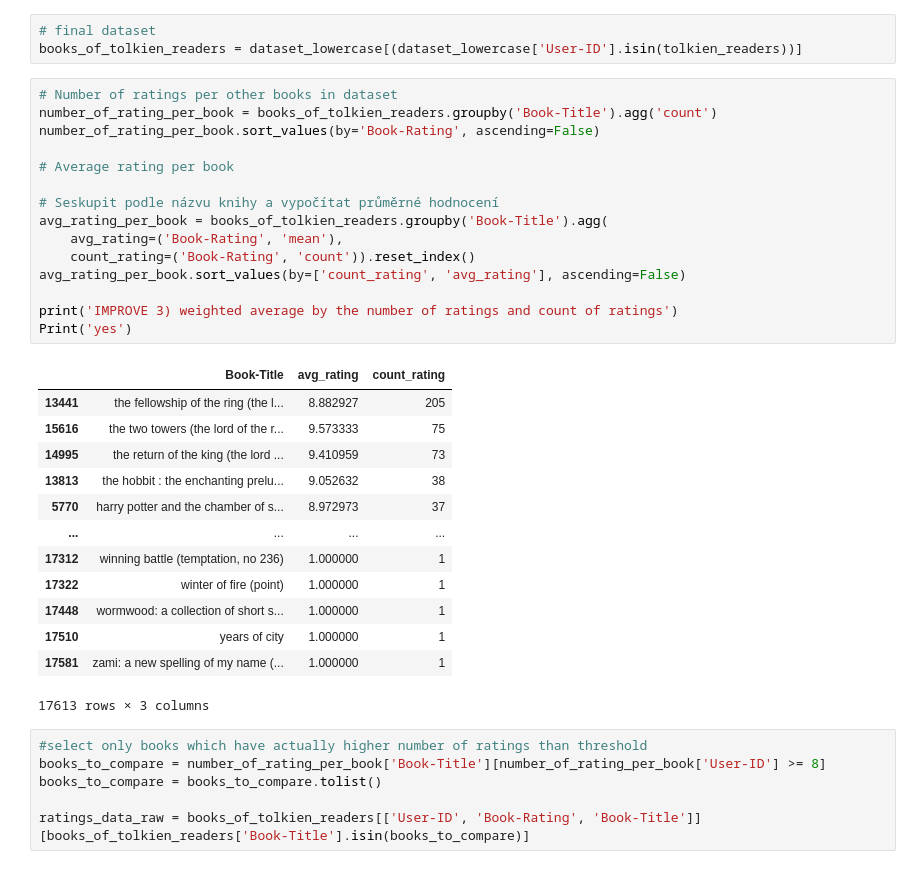
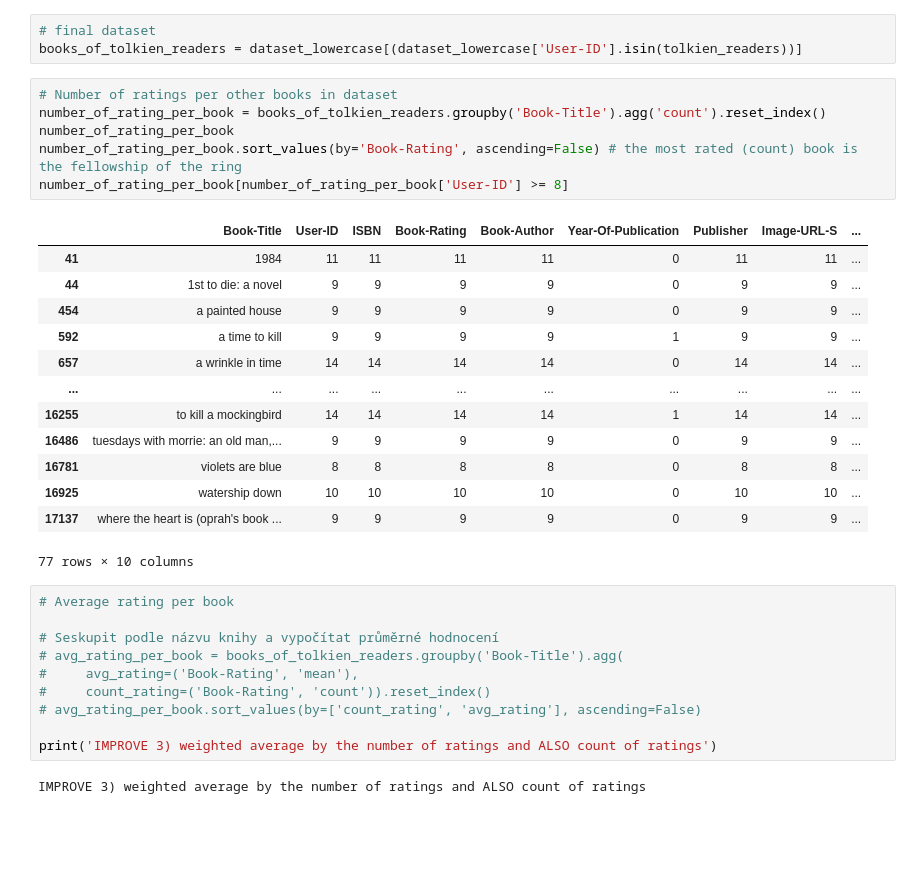
Before and after one commit to Zdeny82/Zdeny82_repo, a Jupyter notebook: algoritmus.ipynb, the cells around one changed output. Cells and saved outputs as stored; diff of their text form; blank space fills up the shorter version.

```diff
--- a/algoritmus.ipynb
+++ b/algoritmus.ipynb
@@ -317,38 +315,35 @@ tolkien_readers = np.unique(tolkien_readers)
 # %%
 # final dataset
 books_of_tolkien_readers = dataset_lowercase[(dataset_lowercase['User-ID'].isin(tolkien_readers))]
+# %%
+# Number of ratings per other books in dataset
+number_of_rating_per_book = books_of_tolkien_readers.groupby('Book-Title').agg('count').reset_index()
+number_of_rating_per_book
+number_of_rating_per_book.sort_values(by='Book-Rating', ascending=False) # the most rated (count) book is the fellowship of the ring
+number_of_rating_per_book[number_of_rating_per_book['User-ID'] >= 8]
+# %% [output]
+|  | Book-Title | User-ID | ISBN | Book-Rating | Book-Author | Year-Of-Publication | Publisher | Image-URL-S | ... |
+| 41 | 1984 | 11 | 11 | 11 | 11 | 0 | 11 | 11 | ... |
+| 44 | 1st to die: a novel | 9 | 9 | 9 | 9 | 0 | 9 | 9 | ... |
+| 454 | a painted house | 9 | 9 | 9 | 9 | 0 | 9 | 9 | ... |
+| 592 | a time to kill | 9 | 9 | 9 | 9 | 1 | 9 | 9 | ... |
+| 657 | a wrinkle in time | 14 | 14 | 14 | 14 | 0 | 14 | 14 | ... |
+| ... | ... | ... | ... | ... | ... | ... | ... | ... | ... |
+| 16255 | to kill a mockingbird | 14 | 14 | 14 | 14 | 1 | 14 | 14 | ... |
+| 16486 | tuesdays with morrie: an old man,... | 9 | 9 | 9 | 9 | 0 | 9 | 9 | ... |
+| 16781 | violets are blue | 8 | 8 | 8 | 8 | 0 | 8 | 8 | ... |
+| 16925 | watership down | 10 | 10 | 10 | 10 | 0 | 10 | 10 | ... |
+| 17137 | where the heart is (oprah's book ... | 9 | 9 | 9 | 9 | 0 | 9 | 9 | ... |
+77 rows × 10 columns
 # %%
-# Number of ratings per other books in dataset
-number_of_rating_per_book = books_of_tolkien_readers.groupby('Book-Title').agg('count')
-number_of_rating_per_book.sort_values(by='Book-Rating', ascending=False)
-
 # Average rating per book
 
 # Seskupit podle názvu knihy a vypočítat průměrné hodnocení
-avg_rating_per_book = books_of_tolkien_readers.groupby('Book-Title').agg(
-    avg_rating=('Book-Rating', 'mean'),
-    count_rating=('Book-Rating', 'count')).reset_index()
-avg_rating_per_book.sort_values(by=['count_rating', 'avg_rating'], ascending=False)
+# avg_rating_per_book = books_of_tolkien_readers.groupby('Book-Title').agg(
+#     avg_rating=('Book-Rating', 'mean'),
+#     count_rating=('Book-Rating', 'count')).reset_index()
+# avg_rating_per_book.sort_values(by=['count_rating', 'avg_rating'], ascending=False)
 
-print('IMPROVE 3) weighted average by the number of ratings and count of ratings')
-Print('yes')
+print('IMPROVE 3) weighted average by the number of ratings and ALSO count of ratings')
 # %% [output]
-|  | Book-Title | avg_rating | count_rating |
-| 13441 | the fellowship of the ring (the l... | 8.882927 | 205 |
-| 15616 | the two towers (the lord of the r... | 9.573333 | 75 |
-| 14995 | the return of the king (the lord ... | 9.410959 | 73 |
-| 13813 | the hobbit : the enchanting prelu... | 9.052632 | 38 |
-| 5770 | harry potter and the chamber of s... | 8.972973 | 37 |
-| ... | ... | ... | ... |
-| 17312 | winning battle (temptation, no 236) | 1.000000 | 1 |
-| 17322 | winter of fire (point) | 1.000000 | 1 |
-| 17448 | wormwood: a collection of short s... | 1.000000 | 1 |
-| 17510 | years of city | 1.000000 | 1 |
-| 17581 | zami: a new spelling of my name (... | 1.000000 | 1 |
-17613 rows × 3 columns
+IMPROVE 3) weighted average by the number of ratings and ALSO count of ratings
-# %%
-#select only books which have actually higher number of ratings than threshold
-books_to_compare = number_of_rating_per_book['Book-Title'][number_of_rating_per_book['User-ID'] >= 8]
-books_to_compare = books_to_compare.tolist()
-
-ratings_data_raw = books_of_tolkien_readers[['User-ID', 'Book-Rating', 'Book-Title']][books_of_tolkien_readers['Book-Title'].isin(books_to_compare)]
```
Also changed, not shown: parts of 11 cells of this notebook.
